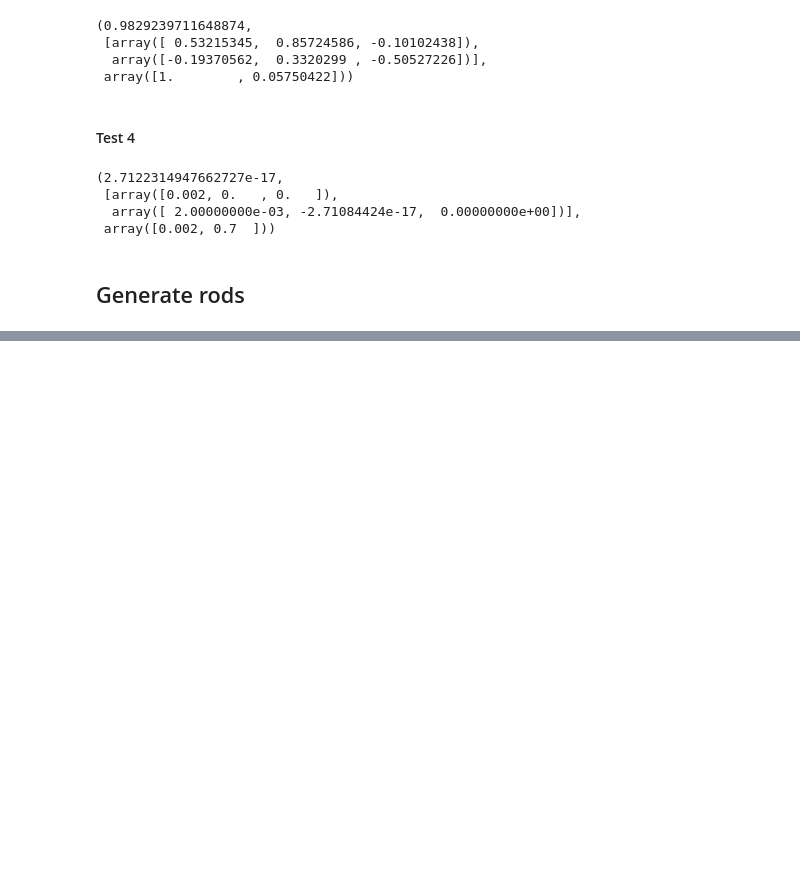
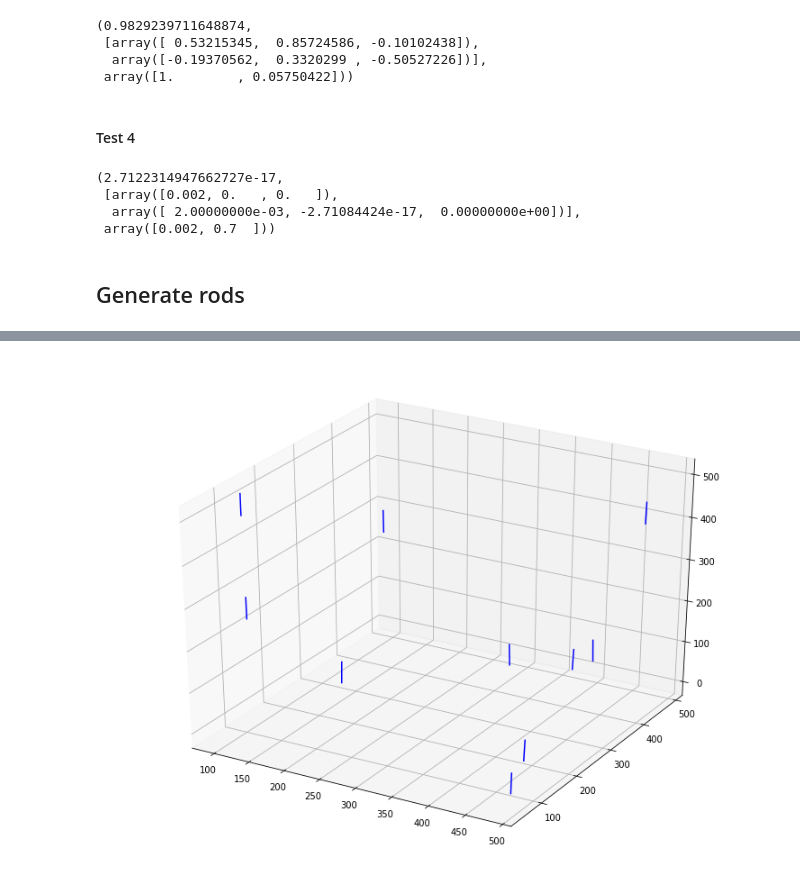
Before and after one commit to bill10/nanorods, a Jupyter notebook: rods3D.ipynb, the cells around one changed output, grey strips where cells are left out. Saved outputs shown, nothing was run; the diff lists cells and outputs as text; code cells hidden in the pictures; blank space fills up the shorter version.

Commit message:
generate nematic rods in 3D

```diff
--- a/rods3D.ipynb
+++ b/rods3D.ipynb
@@ -408,7 +398 @@ ntriangles=[]
 degrees=[]
-# %%
-for nrods in xrange(10,160,10):
-    filename="../Rods2D/{}".format(nrods)
-    for i in xrange(nrealizations):
-        X1,Y1,X2,Y2=GenerateRods(nrods,rodlen,boxlen,'{}({}).rods'.format(filename,i))
-        adj=GetNetwork(X1,Y1,X2,Y2,'{}({}).adj'.format(filename,i))
@@ -453,11 +398,0 @@ for realization in xrange(1):
-# %%
-nrods=[]
-times=[]
-ntriangles=[]
-degrees=[]
-for f in glob.glob('*.pkl'):
-    (n,nt,deg,t)=pickle.load(open(f))
-    nrods.append(n)
-    times.append(t)
-    ntriangles.append(np.mean(nt))
-    degrees.append(np.mean(deg))
@@ -477,0 +399,6 @@ for tl in ax2.get_yticklabels():
+# %%
+tic=Stopwatch()
+tic.go()
+X1,Y1,Z1,X2,Y2,Z2=generate_rods(nrods,rodlen,boxlen,orient='nematic')
+adj=get_network(X1,Y1,Z1,X2,Y2,Z2)
+tic.stop()
@@ -477,0 +407,7 @@ for tl in ax2.get_yticklabels():
+# %%
+fig = plt.figure(figsize=[13,10])
+ax = fig.add_subplot(111, projection='3d')
+for i in range(len(X1)):
+    ax.plot([X1[i],X2[i]],[Y1[i],Y2[i]],[Z1[i],Z2[i]],'b');
+# %% [output]
+[figure, added]
```
Also changed, not shown: parts of 7 cells of this notebook.
